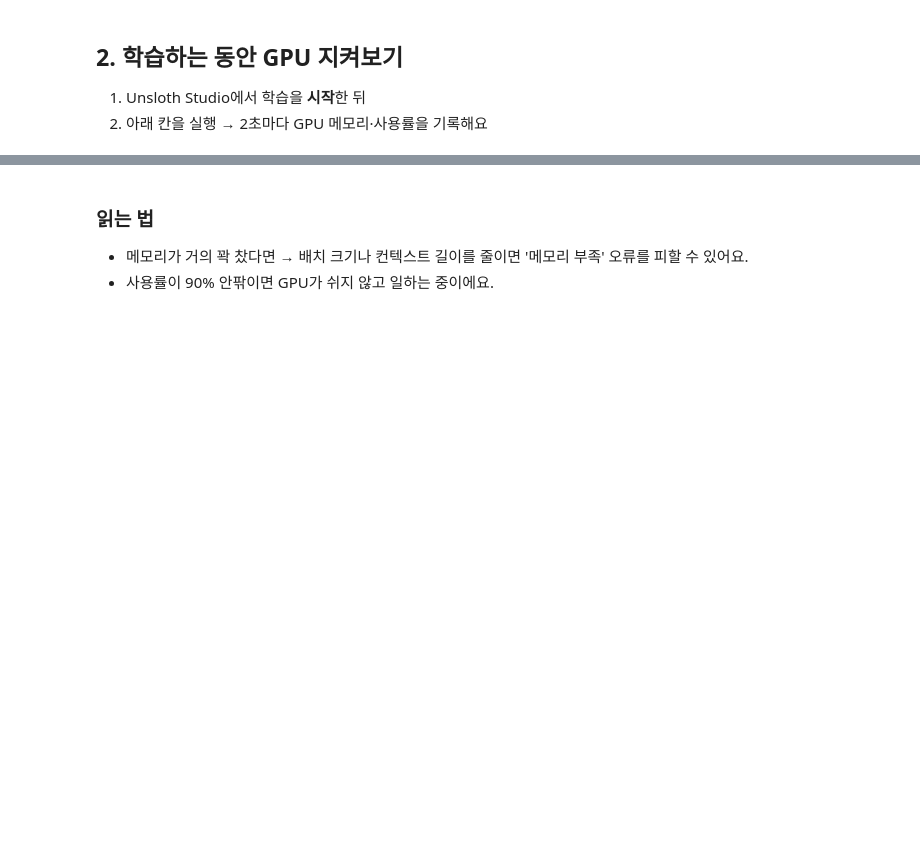
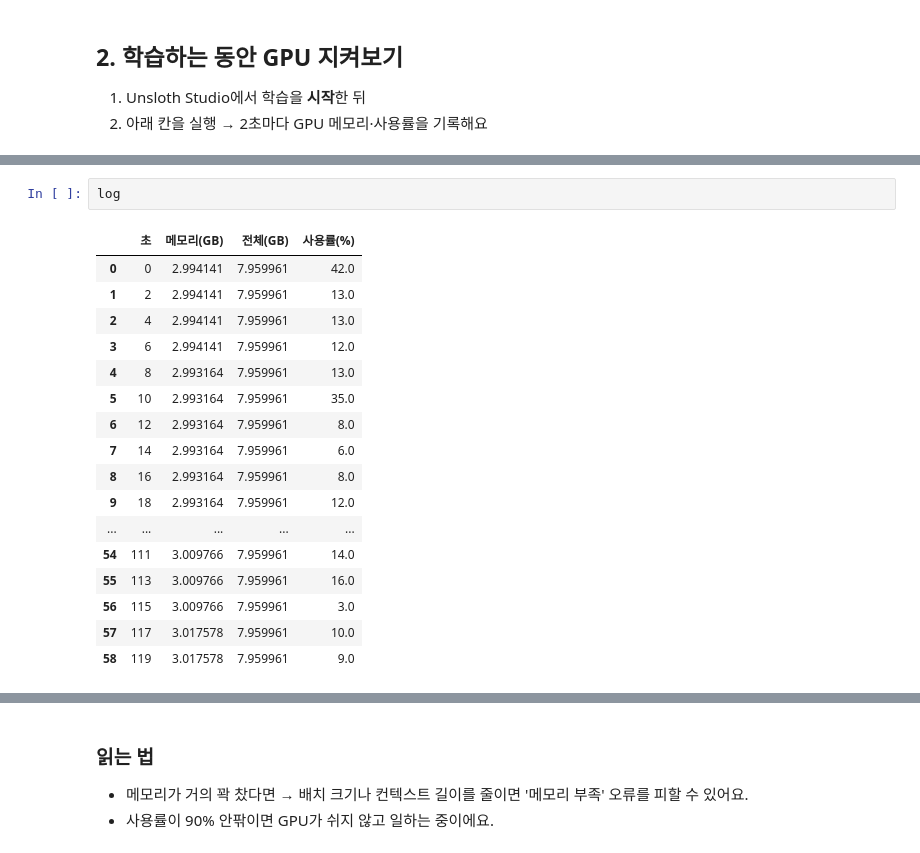
Before and after one commit to journal-izm/ai-datajournalism-labs, a Jupyter notebook: 4_파인튜닝/3_gpu_speed_and_monitor.ipynb, the cells around one changed output, grey strips where cells are left out. Drawn from its saved outputs; the diff is of its cells as text; blank space fills up the shorter version.

```diff
--- a/4_파인튜닝/3_gpu_speed_and_monitor.ipynb
+++ b/4_파인튜닝/3_gpu_speed_and_monitor.ipynb
@@ -93,3 +108,23 @@ log.tail()
+# %%
+log
+# %% [output]
+|  | 초 | 메모리(GB) | 전체(GB) | 사용률(%) |
+| 0 | 0 | 2.994141 | 7.959961 | 42.0 |
+| 1 | 2 | 2.994141 | 7.959961 | 13.0 |
+| 2 | 4 | 2.994141 | 7.959961 | 13.0 |
+| 3 | 6 | 2.994141 | 7.959961 | 12.0 |
+| 4 | 8 | 2.993164 | 7.959961 | 13.0 |
+| 5 | 10 | 2.993164 | 7.959961 | 35.0 |
+| 6 | 12 | 2.993164 | 7.959961 | 8.0 |
+| 7 | 14 | 2.993164 | 7.959961 | 6.0 |
+| 8 | 16 | 2.993164 | 7.959961 | 8.0 |
+| 9 | 18 | 2.993164 | 7.959961 | 12.0 |
+| ... | ... | ... | ... | ... |
+| 54 | 111 | 3.009766 | 7.959961 | 14.0 |
+| 55 | 113 | 3.009766 | 7.959961 | 16.0 |
+| 56 | 115 | 3.009766 | 7.959961 | 3.0 |
+| 57 | 117 | 3.017578 | 7.959961 | 10.0 |
+| 58 | 119 | 3.017578 | 7.959961 | 9.0 |
 # %%
 # 축이 다른 두 값 → 위아래 두 칸 (같은 시간축)
 fig, (a, b) = plt.subplots(2, 1, figsize=(10, 5), sharex=True)
```
Also changed, not shown: parts of 5 cells of this notebook, 14 other files.
